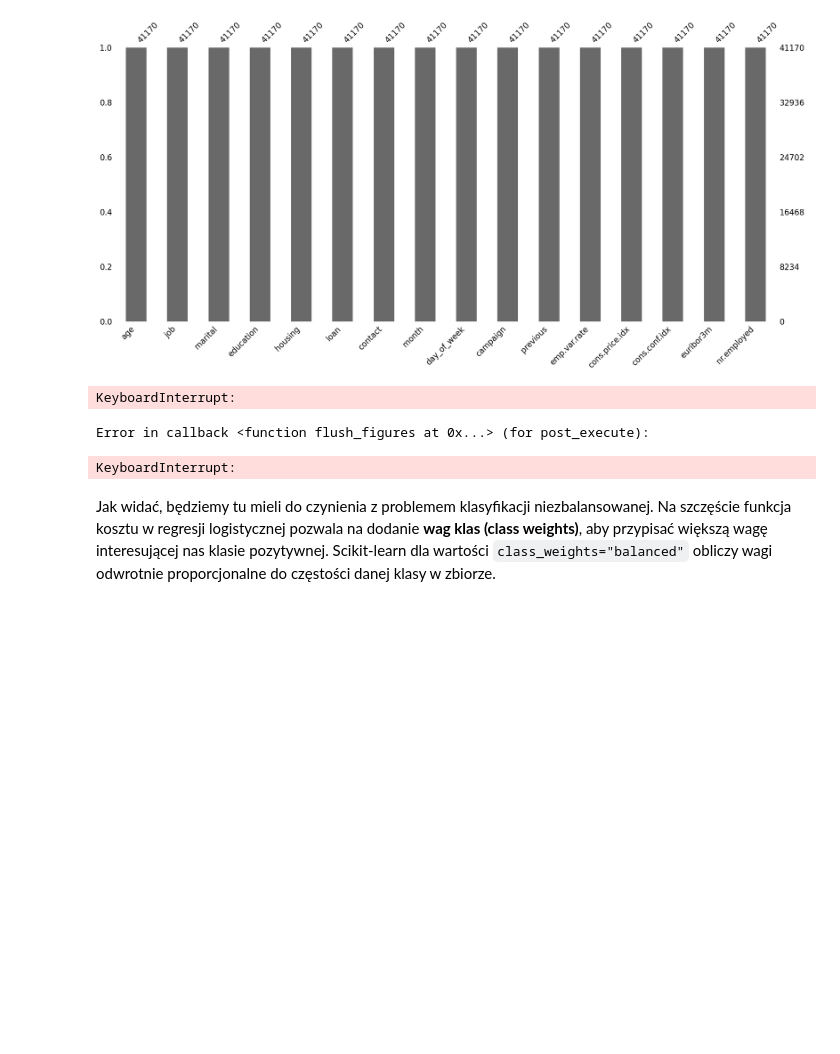
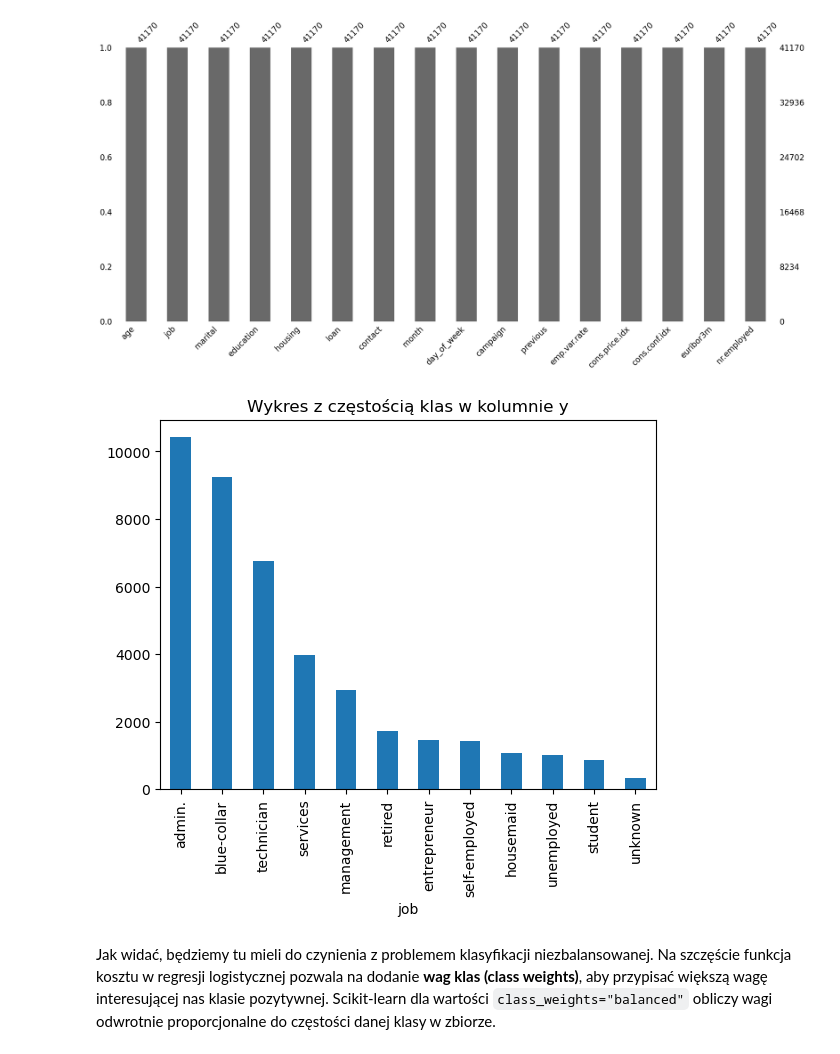
Before and after one commit to DroppedHard/sztuczna-inteligencja, a Jupyter notebook: lab1/lab_1.ipynb, the cells around one changed output. Drawn from its saved outputs; the diff is of its cells as text; code cells hidden in the pictures; blank space fills up the shorter version.

```diff
--- a/lab1/lab_1.ipynb
+++ b/lab1/lab_1.ipynb
@@ -1117,16 +1018,22 @@ msno.bar(df)
 # %% [output]
 <Axes: >
 [figure]
-# %%
-# plot class frequencies
-# your_code
-ax = df.plot.bar()
-
-ax.bar_label(ax.containers[0])
-# %% [output]
-KeyboardInterrupt:
-Error in callback <function flush_figures at 0x...> (for post_execute):
-KeyboardInterrupt:
+# %%
+# plot class frequencies
+# your_code
+
+# Wersja ze stack overflow mi nie działa, nie wiem co jest nie tak
+# ax = df.plot.bar()
+
+# for container in ax.containers:
+#     ax.bar_label(container)
+# plt.show()
+
+df["job"].value_counts().plot(kind="bar")
+plt.title("Wykres z częstością klas w kolumnie y")
+plt.show()
+# %% [output]
+[figure, added]
 # %% [markdown]
 Jak widać, będziemy tu mieli do czynienia z problemem klasyfikacji niezbalansowanej. Na szczęście funkcja kosztu w regresji logistycznej pozwala na dodanie **wag klas (class weights)**, aby przypisać większą wagę interesującej nas klasie pozytywnej. Scikit-learn dla wartości `class_weights="balanced"` obliczy wagi odwrotnie proporcjonalne do częstości danej klasy w zbiorze.
 # %% [markdown]
```
Also changed, not shown: parts of 39 cells of this notebook.
